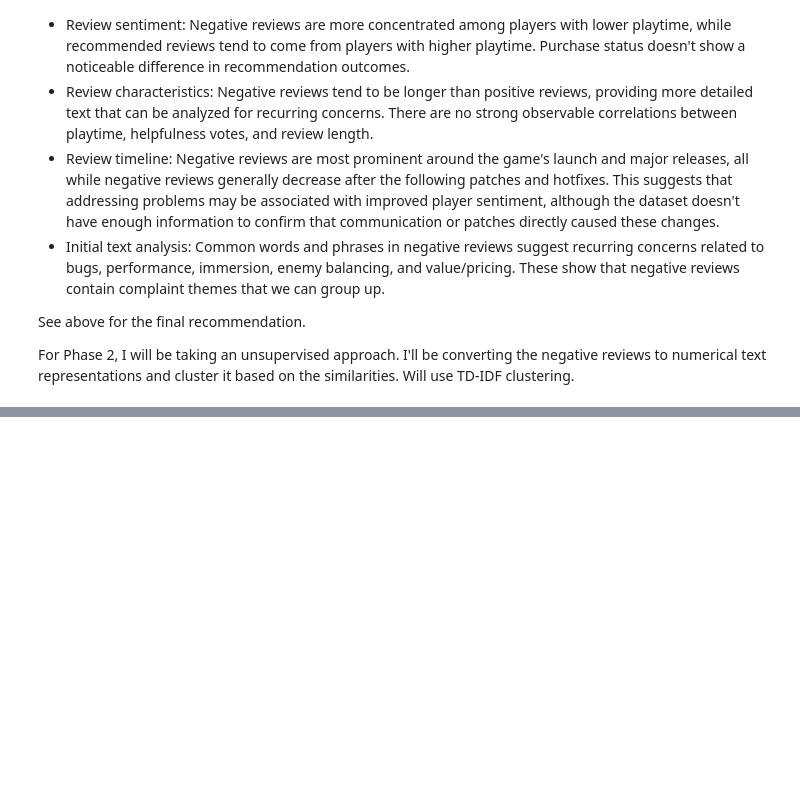
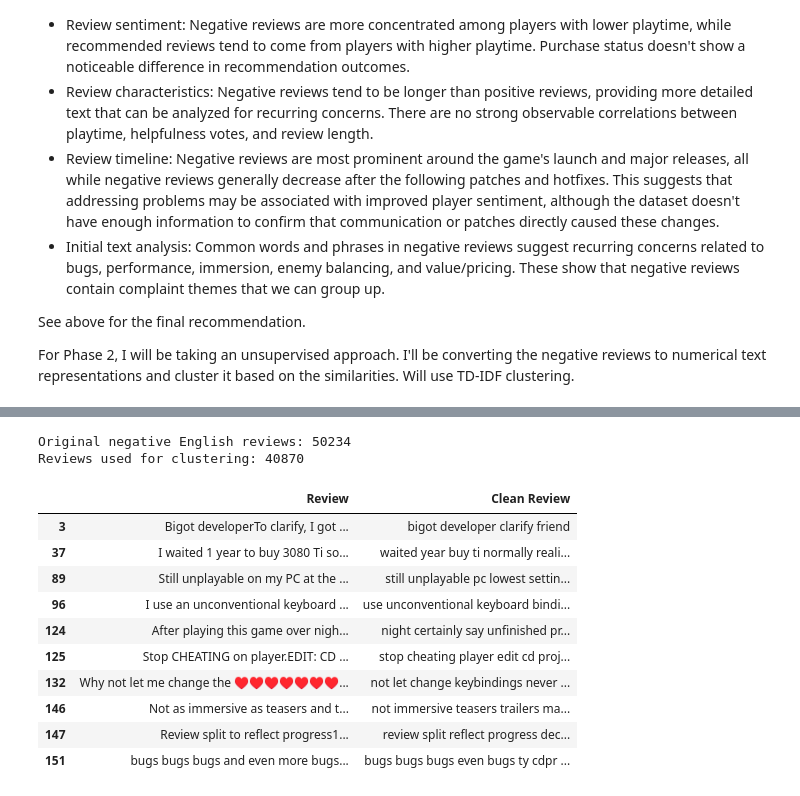
Before and after one commit to jjrbf/IAT461-Assignment4, a Jupyter notebook: iat461_a4_johannferrera_301601581.ipynb, the cells around one changed output, grey strips where cells are left out. Saved outputs shown, nothing was run; the diff lists cells and outputs as text; code cells hidden in the pictures; blank space fills up the shorter version.

Commit message:
initial phase 2

```diff
--- a/iat461_a4_johannferrera_301601581.ipynb
+++ b/iat461_a4_johannferrera_301601581.ipynb
@@ -967,0 +976,7 @@ For Phase 2, I will be taking an unsupervised approach. I'll be converting the n
+# %%
+phase2 = df[
+    (df["Rating"] == "Not Recommended") &
+    (df["Review"].notna())
+].copy()
+
+phase2[["Review", "Hours Played"]].head()
@@ -967,0 +1014,24 @@ For Phase 2, I will be taking an unsupervised approach. I'll be converting the n
+# %%
+def preprocess_text(text):
+    # Insert space between lowercase-uppercase transitions
+    text = re.sub(r"([a-z])([A-Z])", r"\1 \2", text)
+
+    # Lowercase
+    text = text.lower()
+
+    # Remove punctuation and numbers
+    text = re.sub(r"[^a-z\s]", " ", text)
+
+    # Split into words
+    words = text.split()
+
+    # Remove stopwords
+    words = [
+        word for word in words
+        if word not in stop_words
+    ]
+
+    return " ".join(words)
+# %%
+phase2["Clean Review"] = phase2["Review"].apply(preprocess_text)
+phase2["Clean Review"]
@@ -967,0 +1063,30 @@ For Phase 2, I will be taking an unsupervised approach. I'll be converting the n
+# %%
+phase2["Clean Word Count"] = (
+    phase2["Clean Review"].str.split().str.len()
+)
+
+phase2_cluster = phase2[
+    phase2["Clean Word Count"] >= 3
+].copy()
+# %%
+print("Original negative English reviews:", len(phase2))
+print("Reviews used for clustering:", len(phase2_cluster))
+# %% [output]
+Original negative English reviews: 50234
+Reviews used for clustering: 40870
+# %%
+phase2_cluster[
+    ["Review", "Clean Review"]
+].head(10)
+# %% [output]
+|  | Review | Clean Review |
+| 3 | Bigot developerTo clarify, I got ... | bigot developer clarify friend |
+| 37 | I waited 1 year to buy 3080 Ti so... | waited year buy ti normally reali... |
+| 89 | Still unplayable on my PC at the ... | still unplayable pc lowest settin... |
+| 96 | I use an unconventional keyboard ... | use unconventional keyboard bindi... |
+| 124 | After playing this game over nigh... | night certainly say unfinished pr... |
+| 125 | Stop CHEATING on player.EDIT: CD ... | stop cheating player edit cd proj... |
+| 132 | Why not let me change the ♥♥♥♥♥♥♥... | not let change keybindings never ... |
+| 146 | Not as immersive as teasers and t... | not immersive teasers trailers ma... |
+| 147 | Review split to reflect progress1... | review split reflect progress dec... |
+| 151 | bugs bugs bugs and even more bugs... | bugs bugs bugs even bugs ty cdpr ... |
```
Also changed, not shown: parts of 15 cells of this notebook.
